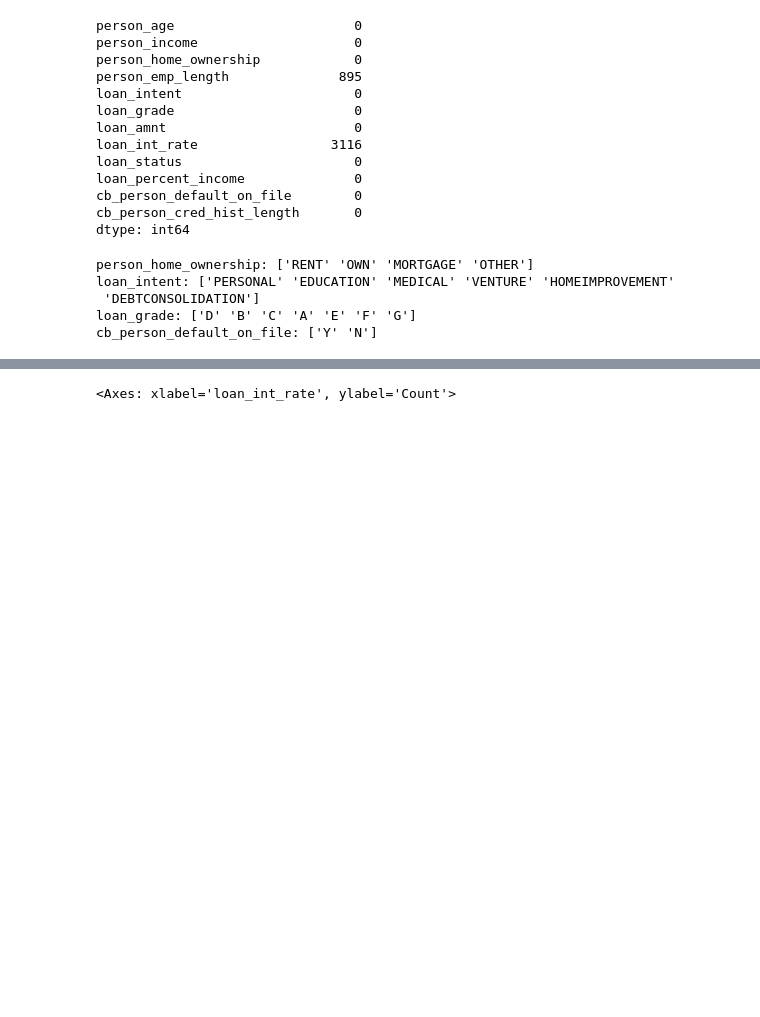
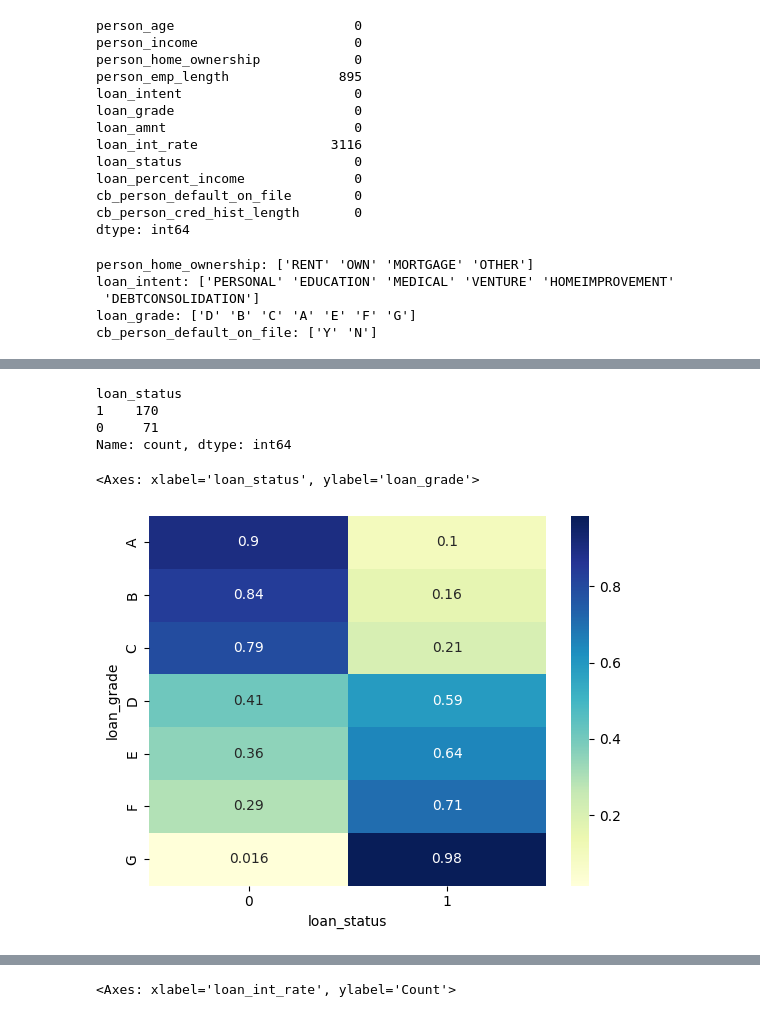
Before and after one commit to Ruben-Boeckx/Loan-approval, a Jupyter notebook: Draft.ipynb, the cells around one changed output, grey strips where cells are left out. Saved outputs shown, nothing was run; the diff lists cells and outputs as text; code cells hidden in the pictures; blank space fills up the shorter version.

```diff
--- a/Draft.ipynb
+++ b/Draft.ipynb
@@ -44,0 +66,4 @@ cb_person_default_on_file: ['Y' 'N']
+# %%
+# Create a crosstab and sort by a specific loan_status column
+crosstab = pd.crosstab(df["loan_grade"], df["loan_status"], normalize="index")
+crosstab
@@ -44,0 +80,12 @@ cb_person_default_on_file: ['Y' 'N']
+# %%
+df[df["loan_grade"]=="F"].value_counts(df["loan_status"])
+# %% [output]
+loan_status
+1    170
+0     71
+Name: count, dtype: int64
+# %%
+sns.heatmap(crosstab, annot=True, cmap="YlGnBu")
+# %% [output]
+<Axes: xlabel='loan_status', ylabel='loan_grade'>
+[figure, added]
```
Also changed, not shown: parts of 9 cells of this notebook.
